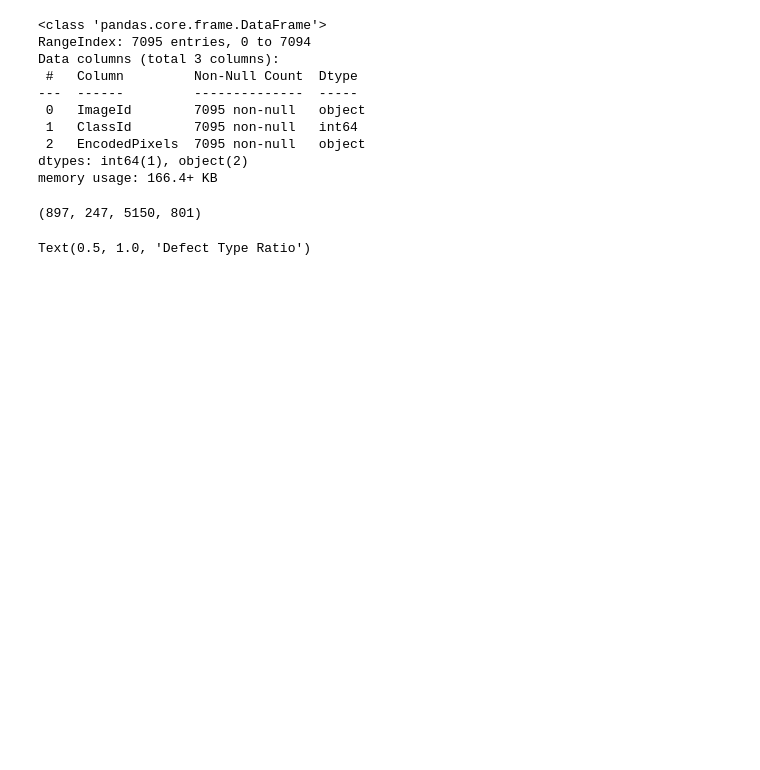
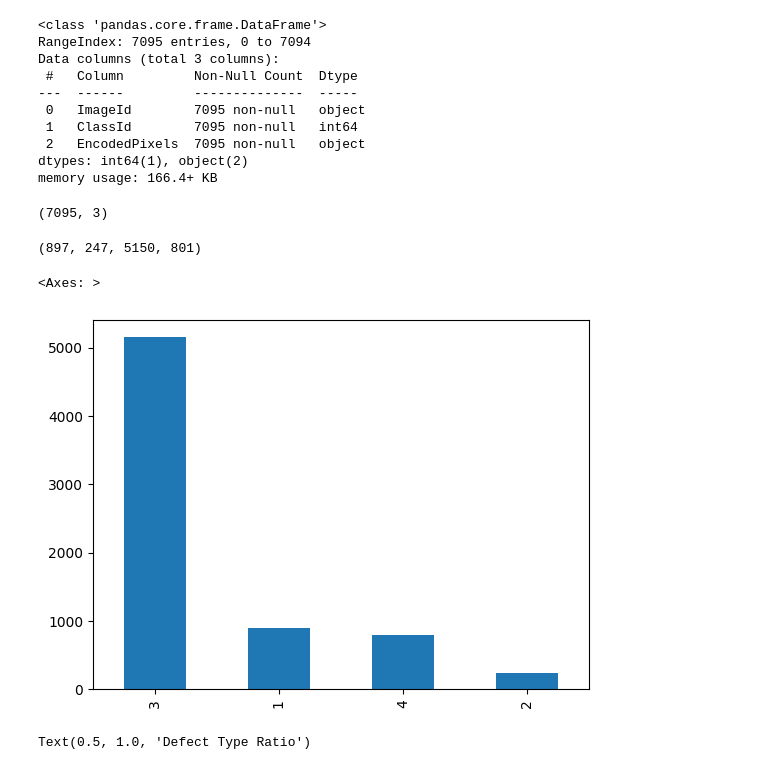
Before and after one commit to June222/Smart-Factory-Project, a Jupyter notebook: initial_model/Severstal_Steel_Defect_Detection.ipynb, the cells around one changed output. Cells and saved outputs as stored; diff of their text form; code cells hidden in the pictures; blank space fills up the shorter version.

```diff
--- a/initial_model/Severstal_Steel_Defect_Detection.ipynb
+++ b/initial_model/Severstal_Steel_Defect_Detection.ipynb
@@ -52,6 +63,10 @@ Data columns (total 3 columns):
  2   EncodedPixels  7095 non-null   object
 dtypes: int64(1), object(2)
 memory usage: 166.4+ KB
+# %%
+train_df.shape
+# %% [output]
+(7095, 3)
 # %%
 # class id에 따른 손상의 종류 개수 파악하기
 defect1_count = train_df[train_df['ClassId']==1]['EncodedPixels'].notnull().count()
@@ -61,6 +76,11 @@ defect4_count = train_df[train_df['ClassId']==4]['EncodedPixels'].notnull().coun
 defect1_count, defect2_count, defect3_count, defect4_count
 # %% [output]
 (897, 247, 5150, 801)
+# %%
+train_df["ClassId"].value_counts().plot(kind = 'bar')
+# %% [output]
+<Axes: >
+[figure, added]
 # %%
 # 클래스별 개수 이미지로 한눈에 보기
 labels = ['Defect1', "Defect2", "Defect3", "Defect4"]
```
Also changed, not shown: parts of 23 cells of this notebook.
